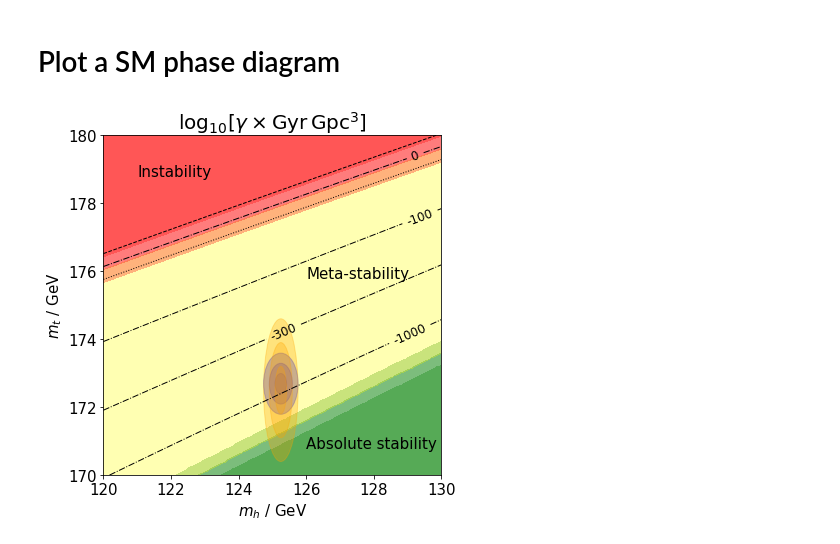
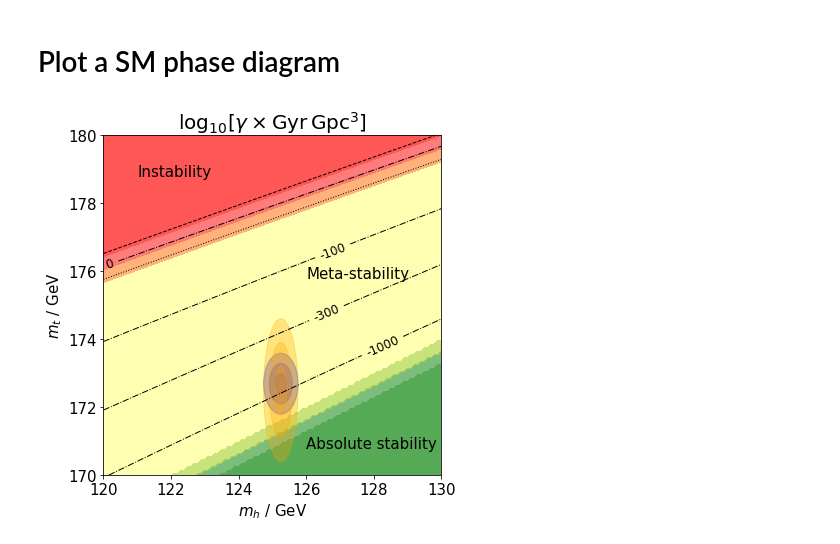
Before and after one commit to SoChigusa/ELVAS, a Jupyter notebook: src/plot/phase_diagram.ipynb, the cells around one changed output. Saved outputs shown, nothing was run; the diff lists cells and outputs as text; code cells hidden in the pictures.

```diff
--- a/src/plot/phase_diagram.ipynb
+++ b/src/plot/phase_diagram.ipynb
@@ -26,7 +26,7 @@ MT_MIN = 170
 MT_MAX = 180
 MH_MIN = 120
 MH_MAX = 130
-nPts = 300
+nPts = 100
 
 # figure settings
 fig = plt.figure(figsize=[6,6])
@@ -68,31 +68,31 @@ for sigma in range(1, 4):
   e = pat.Ellipse(xy=(MH, MTMC), width=2*sigma*MH_ERR, height=2*sigma*MTMC_ERR, alpha=0.3, color="blue")
   ax.add_patch(e)
 
 # annotation
 ax.text(x=121, y=178.8, s="Instability", fontsize=15)
 ax.text(x=126, y=175.8, s="Meta-stability", fontsize=15)
 ax.text(x=126, y=170.8, s="Absolute stability", fontsize=15)
 
 # plot range
 ax.set_xlim(MH_MIN, MH_MAX)
 ax.set_ylim(MT_MIN, MT_MAX)
 
 # ticks setting
 ax.set_title(r"$\log_{10} [\gamma \times {\rm Gyr}\,{\rm Gpc}^3]$", fontsize=20)
 ax.tick_params(labelsize=15)
 
 # figure captions
 ax.set_xlabel(r"$m_h$ / GeV", size=15)
 ax.set_ylabel(r"$m_t$ / GeV", size=15)
 
 plt.tight_layout()
 plt.savefig('phase_diagram_'+DATE_LABEL+'.pdf', bbox_inches='tight')
 
 # add pole mass measurement result
 if DATE_LABEL == '2306':
   for sigma in range(1, 4):
     e = pat.Ellipse(xy=(MH, MTPOLE), width=2*sigma*MH_ERR, height=2*sigma*MTPOLE_ERR, alpha=0.3, color="orange")
     ax.add_patch(e)
   plt.savefig('phase_diagram_'+DATE_LABEL+'_mtpole.pdf', bbox_inches='tight')
 # %% [output]
-[figure, old version]
+[figure, new version]
```
Also changed, not shown: 9 other files.
